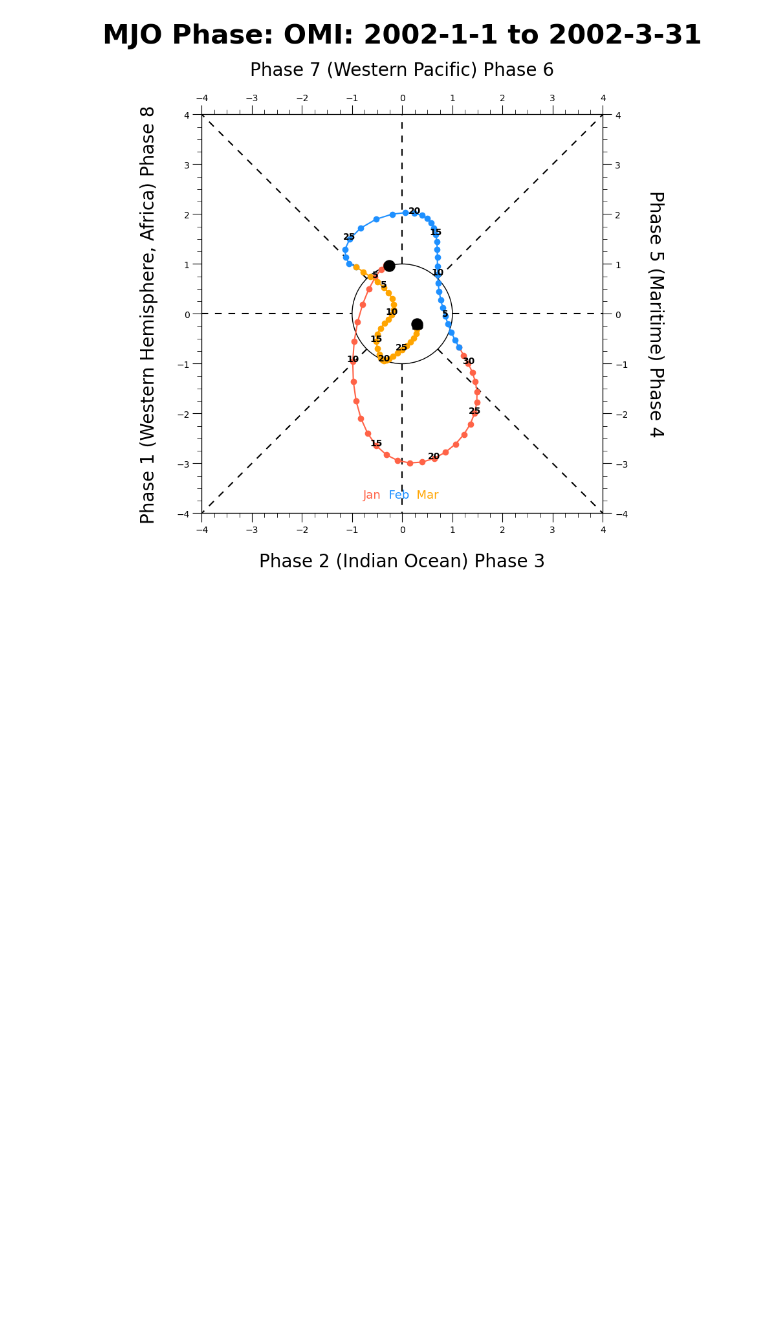
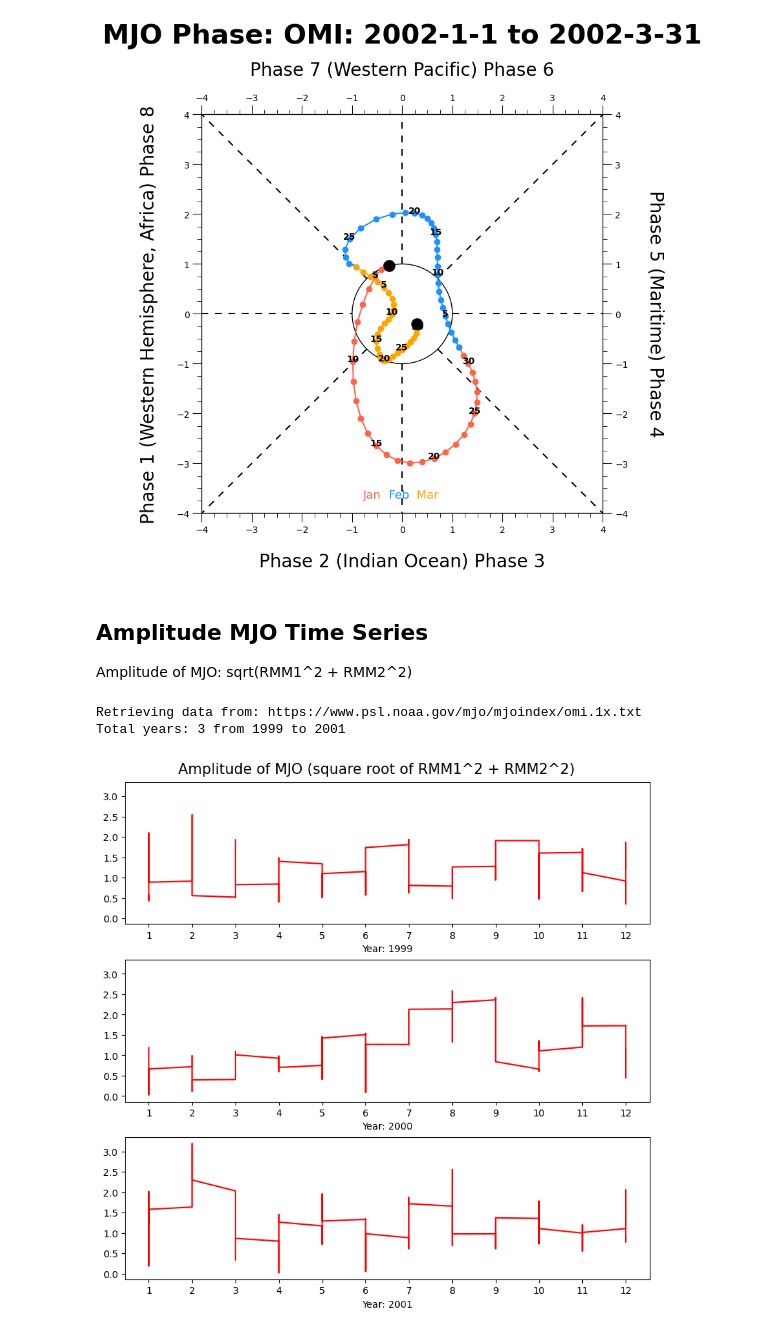
Before and after one commit to cyschneck/geocat-research, a Jupyter notebook: mjo/mjo_phase_background.ipynb, the cells around one changed output. Saved outputs shown, nothing was run; the diff lists cells and outputs as text; code cells hidden in the pictures; blank space fills up the shorter version.

Commit message:
amplitude of MJO

```diff
--- a/mjo/mjo_phase_background.ipynb
+++ b/mjo/mjo_phase_background.ipynb
@@ -431,3 +431,41 @@ mjo_phase_plot(is_darkmode=False,
 # %% [output]
 Retrieving data from: https://www.psl.noaa.gov/mjo/mjoindex/omi.1x.txt
 [figure]
+# %% [markdown]
+## Amplitude MJO Time Series
+Amplitude of MJO: sqrt(RMM1^2 + RMM2^2)
+# %%
+import matplotlib.pyplot as plt
+
+def amplitude_time_series_plot(data=None):
+    years = data["YYYY"].unique()
+    print(f"Total years: {len(years)} from {years.min()} to {years.max()}")
+
+    fig, axes = plt.subplots(nrows=len(years),
+                             ncols=1,
+                             figsize=(8, 8),
+                             sharex=False,
+                             sharey=True,
+                             layout="constrained")
+
+    for i, (year, year_data) in enumerate(data.groupby(data["YYYY"])):
+        ax = axes[i]
+        x_data = year_data["MM"]
+        y_data = np.sqrt(year_data["RMM1"]**2 + year_data["RMM2"]**2)
+        ax.plot(x_data, y_data, c="red")
+        ax.set_xlabel(f"Year: {year}")
+        ax.set_xticks(range(1, 13))
+
+    plt.suptitle("Amplitude of MJO (square root of RMM1^2 + RMM2^2)", fontsize=15)
+    plt.show()
+# %%
+noaa_df = retrieve_NOAA_data(type_of_phase)
+df_years = noaa_df[(noaa_df["YYYY"] == 1999) |
+                    (noaa_df["YYYY"] == 2000) |
+                    (noaa_df["YYYY"] == 2001) ]
+
+amplitude_time_series_plot(data=df_years)
+# %% [output]
+Retrieving data from: https://www.psl.noaa.gov/mjo/mjoindex/omi.1x.txt
+Total years: 3 from 1999 to 2001
+[figure, added]
```
